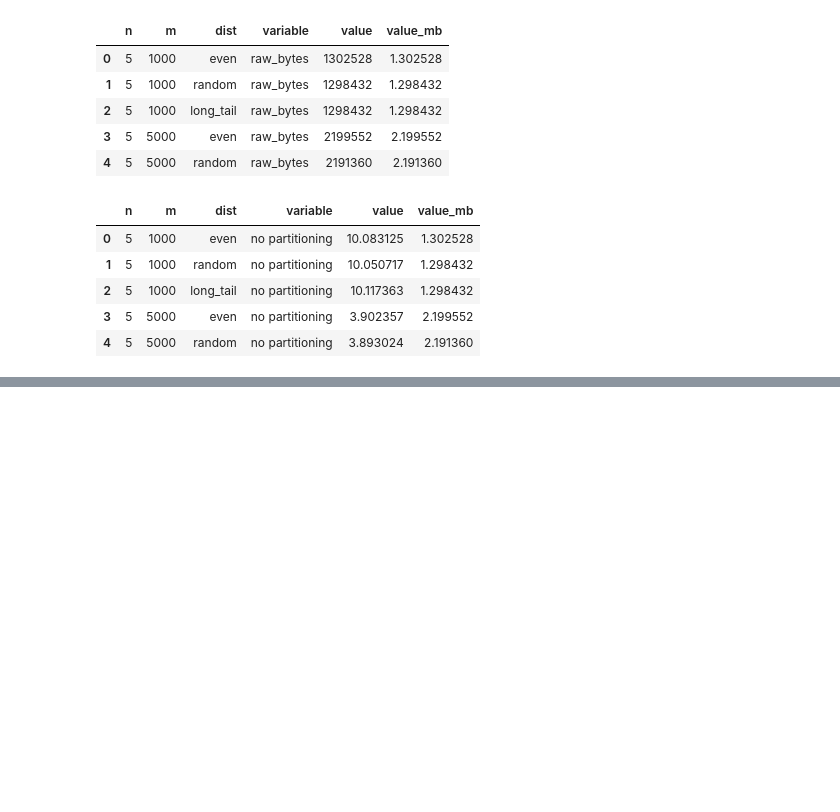
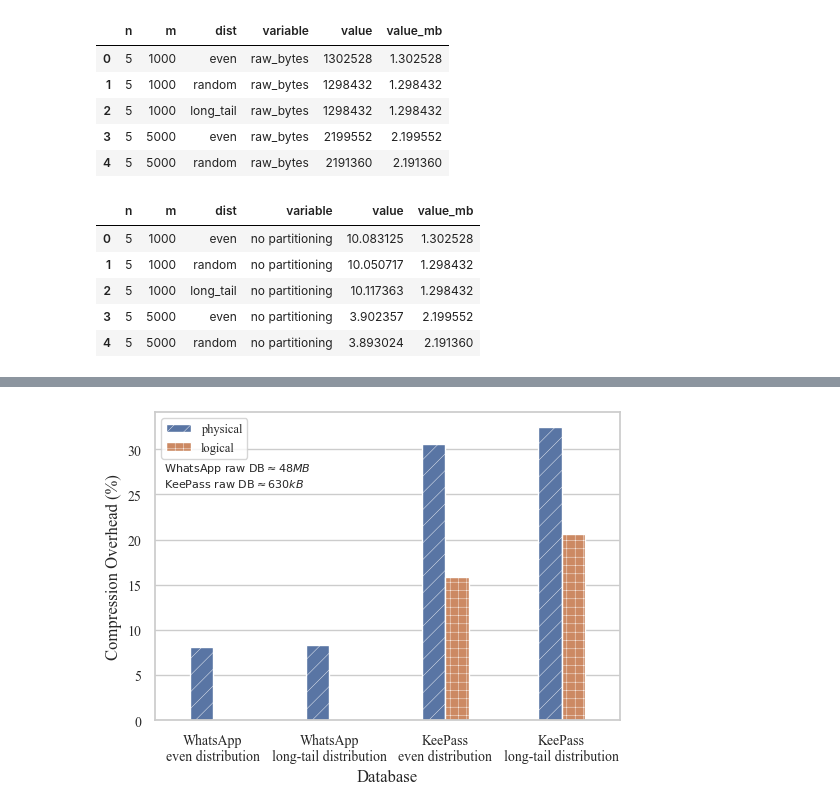
Before and after one commit to AFdrolf/secure-compression-framework-lib, a Jupyter notebook: evaluation/stats/plot_whatsapp_eval.ipynb, the cells around one changed output, grey strips where cells are left out. Saved outputs shown, nothing was run; the diff lists cells and outputs as text; code cells hidden in the pictures; blank space fills up the shorter version.

```diff
--- a/evaluation/stats/plot_whatsapp_eval.ipynb
+++ b/evaluation/stats/plot_whatsapp_eval.ipynb
@@ -126,0 +112,13 @@ plt.savefig("/Users/sjb373/data/secure-compression-framework-lib/sjb_local/stats
+# %%
+baseline_data = pd.concat([data[(data.n == 100) & (data.m == 200000) & (data.dist != "random")], kdata[(kdata.n == 10) & (kdata.m == 200) & (kdata.dist != "random")]])
+baseline_data.dist = baseline_data.dist.str.replace("_", "-")
+baseline_data = baseline_data.melt(id_vars=["n", "m", "dist", "raw_bytes", "compressed_bytes"], value_vars=["safe_compressed_bytes_simple", "safe_compressed_bytes_advanced"])
+baseline_data["variable"] = baseline_data["variable"].map({"compressed_bytes": "no partitioning", "safe_compressed_bytes_simple": "physical", "safe_compressed_bytes_advanced": "logical"})
+baseline_data["database"] = "WhatsApp"
+baseline_data.loc[baseline_data.n == 10, "database"] = "KeePass"
+baseline_data["database"] = baseline_data["database"] + "\n" + baseline_data["dist"] + " distribution"
+baseline_data = baseline_data[baseline_data.value > 0]
+baseline_data["compression_overhead"] = (((baseline_data["value"] / baseline_data["compressed_bytes"])-1)*100)
+baseline_data["raw_bytes_mb"] = baseline_data.raw_bytes/1000000
+baseline_data["raw_bytes_kb"] = baseline_data.raw_bytes/1000
+baseline_data
@@ -126,0 +133,28 @@ plt.savefig("/Users/sjb373/data/secure-compression-framework-lib/sjb_local/stats
+# %%
+fig = plt.figure(figsize=(6, 4))
+plt.rcParams['hatch.linewidth'] = 0.3
+ax= fig.gca()
+bar = sns.barplot(baseline_data, x="database", y="compression_overhead", hue="variable", ax=ax, width=0.4)
+
+for i, bar in enumerate(ax.patches):
+    if i in [0, 1, 2, 3, 6]:
+        bar.set_hatch("//")
+    else:
+        bar.set_hatch("++")
+
+ax.set_xlabel("Database")
+ax.set_ylabel("Compression Overhead (%)")
+ax.legend(loc="upper left", fontsize=9)
+ax.tick_params(axis='both', which='major', labelsize=10)
+
+whatsapp_size = baseline_data[baseline_data["database"].str.contains("WhatsApp")].raw_bytes_mb.mean()
+keepass_size = baseline_data[baseline_data["database"].str.contains("KeePass")].raw_bytes_kb.mean()
+textstr = '\n'.join((
+    r'$\text{WhatsApp raw size}\approx%.0fMB$' % (whatsapp_size, ),
+    r'$\text{KeePass raw size}\approx%.0fkB$' % (keepass_size, ),))
+ax.text(0.02, 0.84, textstr, transform=ax.transAxes, fontsize=8,
+        verticalalignment='top')
+
+fig.savefig("baseline.png", dpi=300, bbox_inches='tight')
+# %% [output]
+[figure, added]
```
Also changed, not shown: parts of 7 cells of this notebook, 4 other files.
